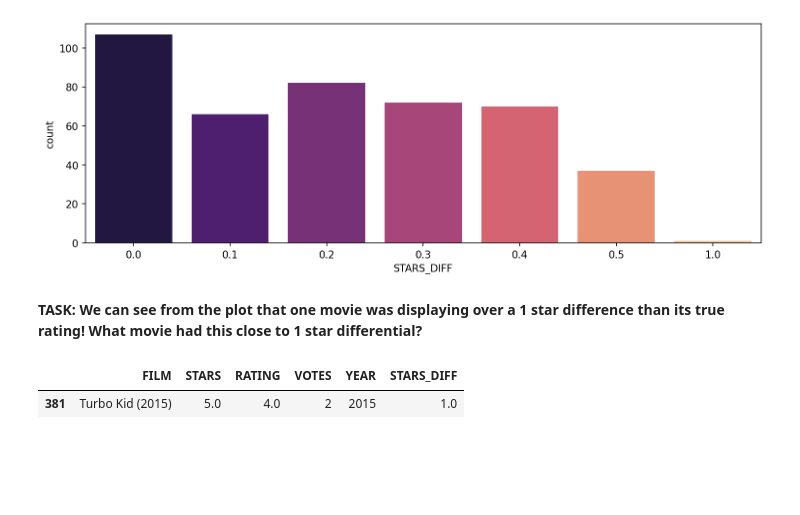
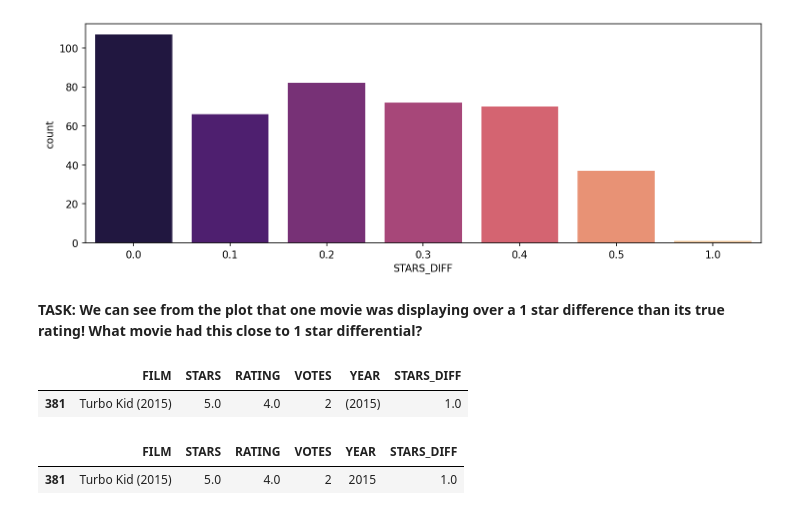
Before and after one commit to Ertugrul-Kurubal/DVwPy-Assigments, a Jupyter notebook: Capstone Project/Capstone-Project.ipynb, the cells around one changed output. Drawn from its saved outputs; the diff is of its cells as text; code cells hidden in the pictures; blank space fills up the shorter version.

Commit message:
STAR_DIFF 1

```diff
--- a/Capstone Project/Capstone-Project.ipynb
+++ b/Capstone Project/Capstone-Project.ipynb
@@ -380,6 +378,10 @@ sns.countplot(data=votes_film, x="STARS_DIFF",palette="magma")
 **TASK: We can see from the plot that one movie was displaying over a 1 star difference than its true rating! What movie had this close to 1 star differential?**
 # %%
 #CODE HERE
+votes_film[votes_film["STARS_DIFF"]==1.0]
+# %% [output]
+|  | FILM | STARS | RATING | VOTES | YEAR | STARS_DIFF |
+| 381 | Turbo Kid (2015) | 5.0 | 4.0 | 2 | (2015) | 1.0 |
 # %%
 # %% [output]
 |  | FILM | STARS | RATING | VOTES | YEAR | STARS_DIFF |
```
Also changed, not shown: parts of 4 cells of this notebook.
